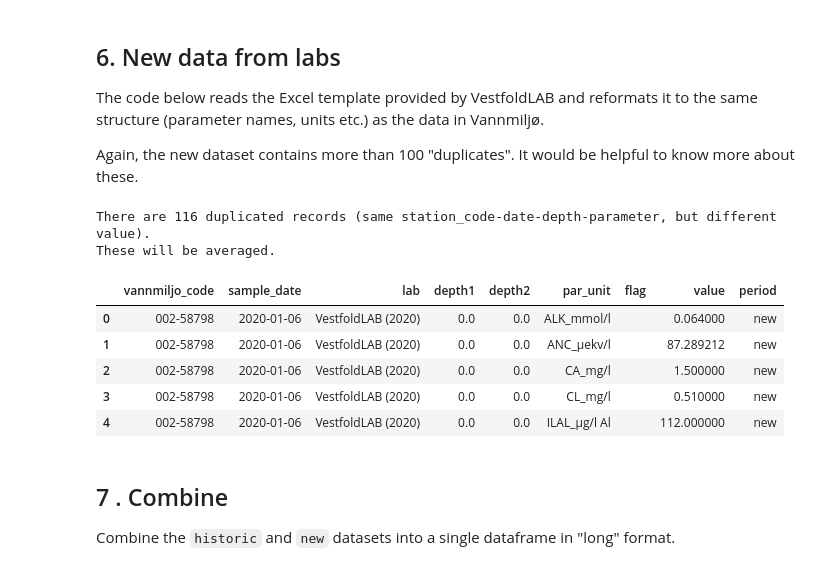
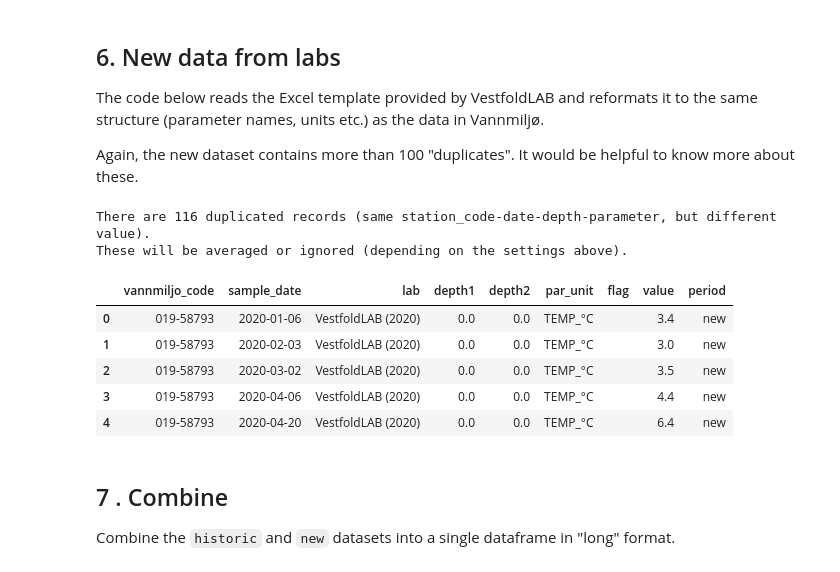
Before and after one commit to NIVANorge/tiltaksovervakingen, a Jupyter notebook: notebooks/01_data_processing.ipynb, the cells around one changed output. Saved outputs shown, nothing was run; the diff lists cells and outputs as text; code cells hidden in the pictures.

```diff
--- a/notebooks/01_data_processing.ipynb
+++ b/notebooks/01_data_processing.ipynb
@@ -273,44 +271,51 @@ Again, the new dataset contains more than 100 "duplicates". It would be helpful
 # %%
 # Read new data
 new_df = utils.read_data_template(
     r"../data/vestfold_lab_data_to_2020-08-31.xls", lab="VestfoldLAB (2020)"
 )
 
 # Check duplicates
 new_dup_df = new_df[
     new_df.duplicated(
         key_cols,
         keep=False,
     )
 ].sort_values(key_cols)
-new_dup_df.to_csv(r"../data/vannmiljo_duplicates.csv")
+new_dup_df.to_csv(r"../data/vestfoldlab_duplicates.csv")
 
-# Average duplicates
-new_df = new_df.groupby(key_cols).aggregate(
-    {
-        "flag": "first",
-        "value": "mean",
-    }
-).reset_index()
+## Average duplicates
+# new_df = (
+#    new_df.groupby(key_cols)
+#    .aggregate(
+#        {
+#            "flag": "first",
+#            "value": "mean",
+#        }
+#    )
+#    .reset_index()
+# )
+
+# Remove all duplicates
+new_df.drop_duplicates(subset=key_cols, keep=False, inplace=True)
 
 # Add label for data period
 new_df["period"] = "new"
 
 print(
     f"There are {len(new_dup_df)} duplicated records (same station_code-date-depth-parameter, but different value).\n"
-     "These will be averaged.\n"
+    "These will be averaged or ignored (depending on the settings above).\n"
 )
 
 new_df.head()
 # %% [output]
 There are 116 duplicated records (same station_code-date-depth-parameter, but different value).
-These will be averaged.
+These will be averaged or ignored (depending on the settings above).
 |  | vannmiljo_code | sample_date | lab | depth1 | depth2 | par_unit | flag | value | period |
-| 0 | 002-58798 | 2020-01-06 | VestfoldLAB (2020) | 0.0 | 0.0 | ALK_mmol/l |  | 0.064000 | new |
-| 1 | 002-58798 | 2020-01-06 | VestfoldLAB (2020) | 0.0 | 0.0 | ANC_µekv/l |  | 87.289212 | new |
-| 2 | 002-58798 | 2020-01-06 | VestfoldLAB (2020) | 0.0 | 0.0 | CA_mg/l |  | 1.500000 | new |
-| 3 | 002-58798 | 2020-01-06 | VestfoldLAB (2020) | 0.0 | 0.0 | CL_mg/l |  | 0.510000 | new |
-| 4 | 002-58798 | 2020-01-06 | VestfoldLAB (2020) | 0.0 | 0.0 | ILAL_µg/l Al |  | 112.000000 | new |
+| 0 | 019-58793 | 2020-01-06 | VestfoldLAB (2020) | 0.0 | 0.0 | TEMP_°C |  | 3.4 | new |
+| 1 | 019-58793 | 2020-02-03 | VestfoldLAB (2020) | 0.0 | 0.0 | TEMP_°C |  | 3.0 | new |
+| 2 | 019-58793 | 2020-03-02 | VestfoldLAB (2020) | 0.0 | 0.0 | TEMP_°C |  | 3.5 | new |
+| 3 | 019-58793 | 2020-04-06 | VestfoldLAB (2020) | 0.0 | 0.0 | TEMP_°C |  | 4.4 | new |
+| 4 | 019-58793 | 2020-04-20 | VestfoldLAB (2020) | 0.0 | 0.0 | TEMP_°C |  | 6.4 | new |
 # %% [markdown]
 ## 7 . Combine
 
```
Also changed, not shown: parts of 10 cells of this notebook, 15 other files.
